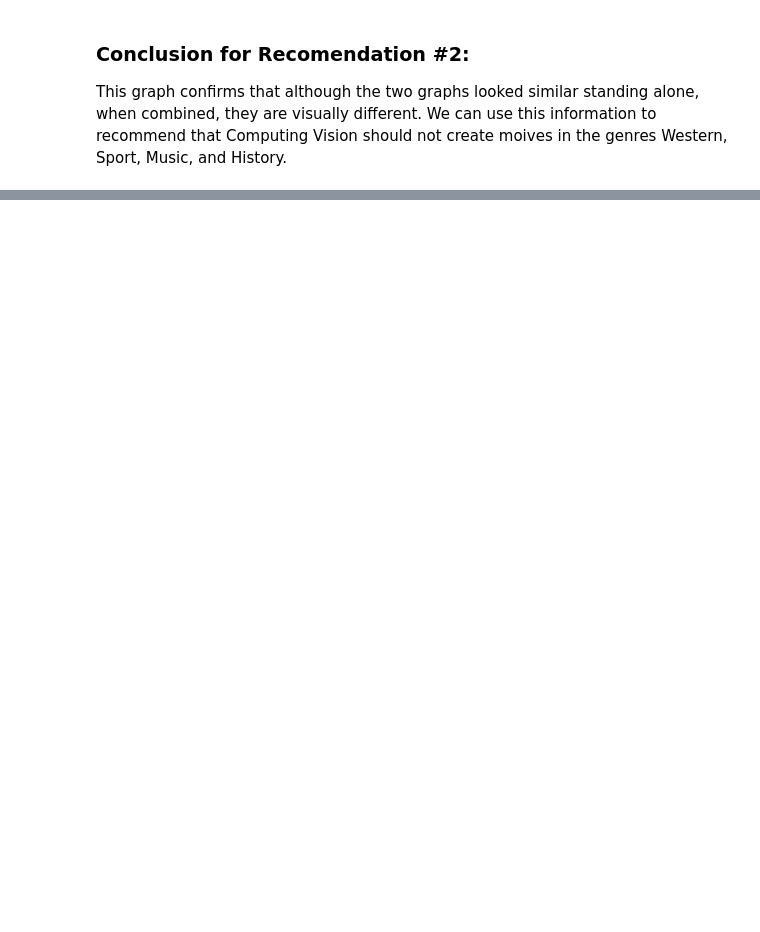
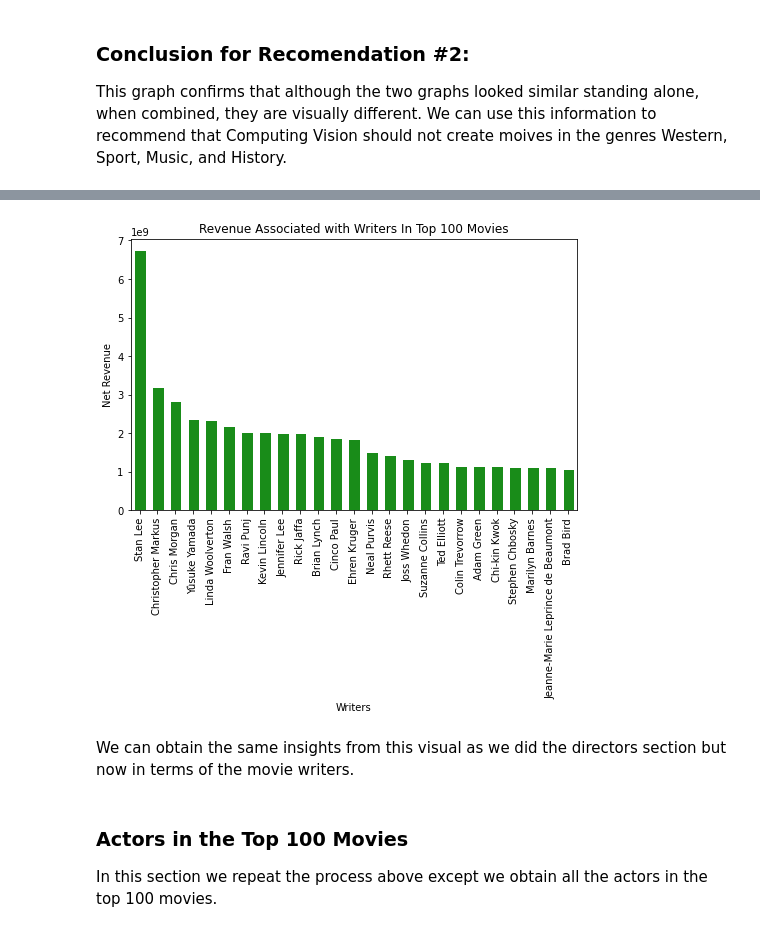
Before and after one commit to reboyce/Gilbert-Team-Repo, a Jupyter notebook: Notebooks/Final Notebook.ipynb, the cells around one changed output, grey strips where cells are left out. Saved outputs shown, nothing was run; the diff lists cells and outputs as text; code cells hidden in the pictures; blank space fills up the shorter version.

```diff
--- a/Notebooks/Final Notebook.ipynb
+++ b/Notebooks/Final Notebook.ipynb
@@ -480,0 +661,18 @@ This graph confirms that although the two graphs looked similar standing alone,
+# %%
+# Plot of net revenue groupby
+top_rev_writer = top_writer_groupby
+top_rev_writer.plot(kind='bar',
+                      title='Revenue Associated with Writers In Top 100 Movies',
+                      figsize=(8, 5),
+                      xlabel = 'Writers',
+                      ylabel='Net Revenue',
+                      color='Green',
+                      alpha=.9,
+                      Width=.6);
+# %% [output]
+[figure, added]
+# %% [markdown]
+We can obtain the same insights from this visual as we did the directors section but now in terms of the movie writers.
+# %% [markdown]
+### Actors in the Top 100 Movies
+In this section we repeat the process above except we obtain all the actors in the top 100 movies.
```
Also changed, not shown: parts of 43 cells of this notebook, 2 other files.
